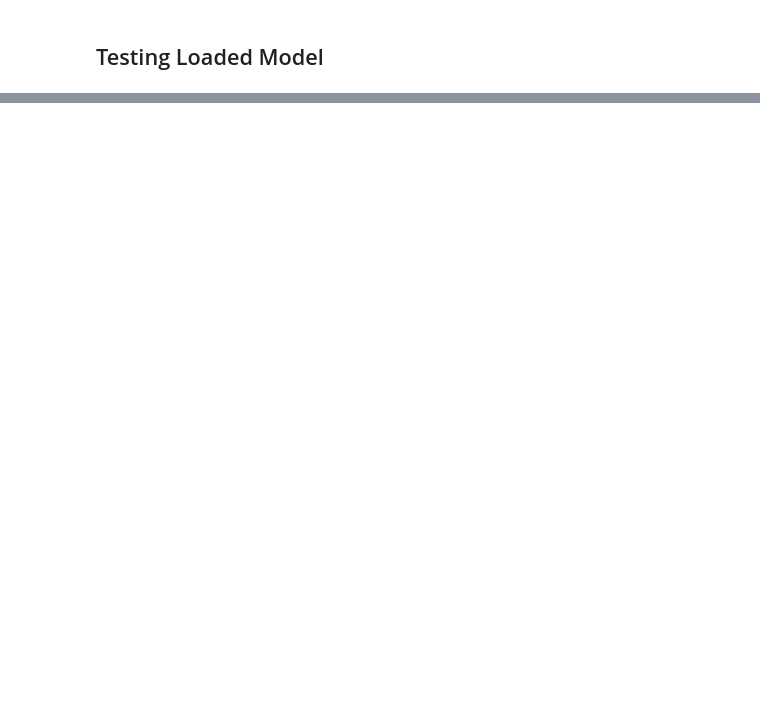
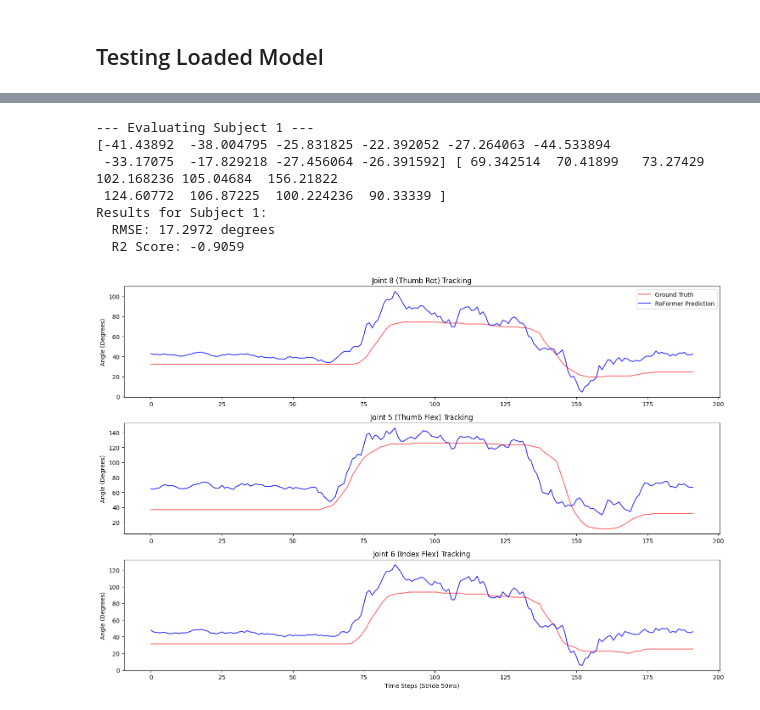
Before and after one commit to aa08453/EMG-Based-Hand-Position-Tracking-on-FPGA, a Jupyter notebook: roformer.ipynb, the cells around one changed output, grey strips where cells are left out. Saved outputs shown, nothing was run; the diff lists cells and outputs as text; code cells hidden in the pictures; blank space fills up the shorter version.

Commit message:
Kaggle Notebook | RoFormer | Updated

```diff
--- a/roformer.ipynb
+++ b/roformer.ipynb
@@ -899,0 +1699,48 @@ if __name__ == '__main__':
+# %%
+# --- RUN THE EVALUATION ---
+# Assuming 'model' is loaded and 'device' is defined
+subject_id = 1 # Or whatever string/int id you use, e.g., "DB2_s1"
+jsonl_file = "/kaggle/input/ninapro-db2/subject_joint_ranges.jsonl" # Path to your JSONL
+proc_dir = "/kaggle/working/db2_pipeline"
+
+targets, preds = evaluate_subject(subject_id, model, device, jsonl_file, proc_dir)
+
+# --- PLOTTING ---
+# Let's plot the first 1000 samples (approx 25-50 seconds depending on stride)
+# to see the fine-grained movement.
+time_steps = np.arange(len(targets))
+samples_to_plot = 1000
+
+# Create a plot for 3 random joints (e.g., Thumb, Index, Middle)
+joints_to_plot = [8, 5, 6] # Indices 0, 1, 2 corresponding to first 3 cols in your JSON
+joint_names = ["Thumb Rot", "Thumb Flex", "Index Flex"] # Example names
+
+plt.figure(figsize=(15, 10))
+
+for i, joint_idx in enumerate(joints_to_plot):
+    plt.subplot(3, 1, i+1)
+
+    # Plot Actual
+    plt.plot(targets[:samples_to_plot, joint_idx],
+             label='Ground Truth', color='red', alpha=0.6, linewidth=1.5)
+
+    # Plot Predicted
+    plt.plot(preds[:samples_to_plot, joint_idx],
+             label='RoFormer Prediction', color='blue', alpha=0.8, linewidth=1.5)
+
+    plt.title(f"Joint {joint_idx} ({joint_names[i]}) Tracking")
+    plt.ylabel("Angle (Degrees)")
+    if i == 0: plt.legend()
+
+plt.xlabel("Time Steps (Stride 50ms)")
+plt.tight_layout()
+plt.show()
+# %% [output]
+--- Evaluating Subject 1 ---
+[-41.43892  -38.004795 -25.831825 -22.392052 -27.264063 -44.533894
+ -33.17075  -17.829218 -27.456064 -26.391592] [ 69.342514  70.41899   73.27429  102.168236 105.04684  156.21822
+ 124.60772  106.87225  100.224236  90.33339 ]
+Results for Subject 1:
+  RMSE: 17.2972 degrees
+  R2 Score: -0.9059
+[figure, added]
```
Also changed, not shown: parts of 39 cells of this notebook.
